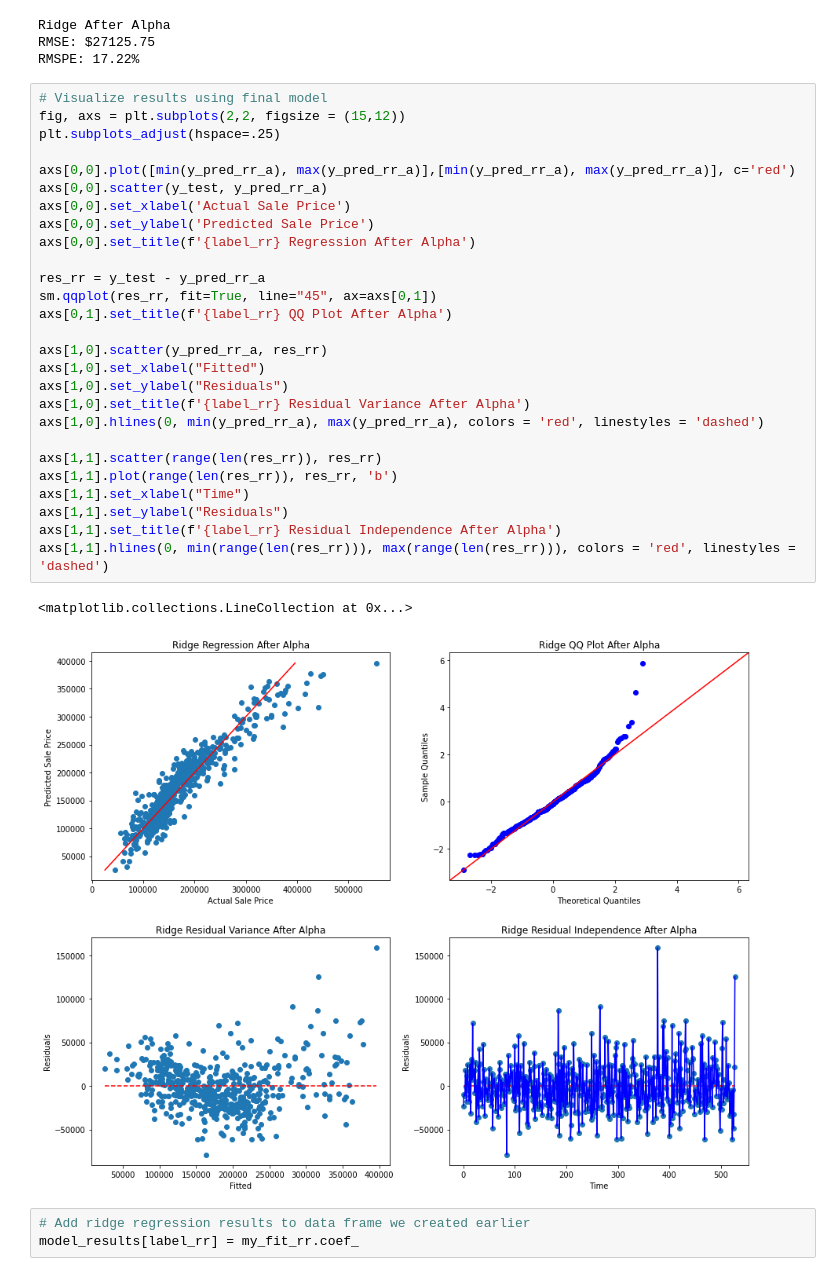
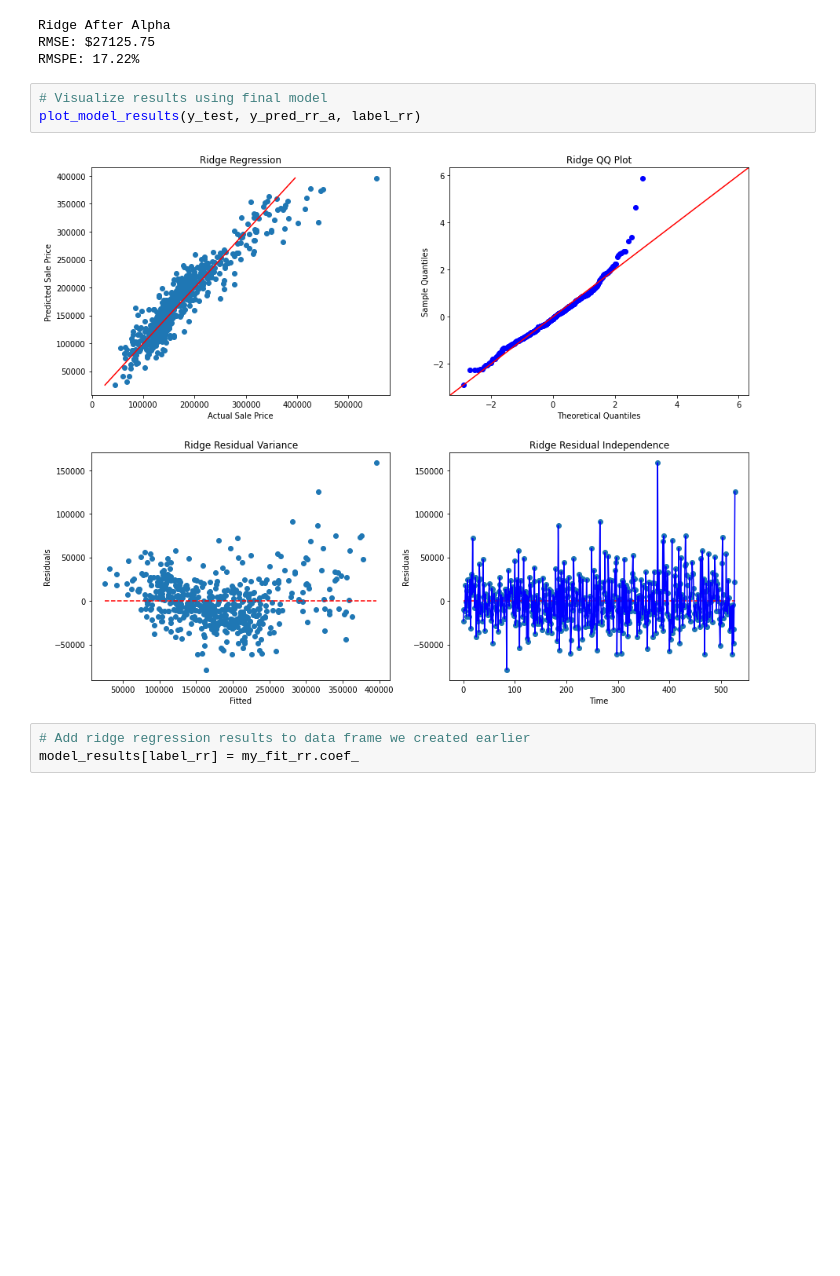
Before and after one commit to cfcastillo/DS-6-Notebooks, a Jupyter notebook: Project_2_Notebook_cfc.ipynb, the cells around one changed output. Saved outputs shown, nothing was run; the diff lists cells and outputs as text; blank space fills up the shorter version.

```diff
--- a/Project_2_Notebook_cfc.ipynb
+++ b/Project_2_Notebook_cfc.ipynb
@@ -818,36 +800,11 @@ print_model_results(y_test, y_pred_rr_a, label_rr, False)
 Ridge After Alpha
 RMSE: $27125.75
 RMSPE: 17.22%
-# %%
-# Visualize results using final model
-fig, axs = plt.subplots(2,2, figsize = (15,12))
-plt.subplots_adjust(hspace=.25)
-
-axs[0,0].plot([min(y_pred_rr_a), max(y_pred_rr_a)],[min(y_pred_rr_a), max(y_pred_rr_a)], c='red')
-axs[0,0].scatter(y_test, y_pred_rr_a)
-axs[0,0].set_xlabel('Actual Sale Price')
-axs[0,0].set_ylabel('Predicted Sale Price')
-axs[0,0].set_title(f'{label_rr} Regression After Alpha')
-
-res_rr = y_test - y_pred_rr_a
-sm.qqplot(res_rr, fit=True, line="45", ax=axs[0,1])
-axs[0,1].set_title(f'{label_rr} QQ Plot After Alpha')
-
-axs[1,0].scatter(y_pred_rr_a, res_rr)
-axs[1,0].set_xlabel("Fitted")
-axs[1,0].set_ylabel("Residuals")
-axs[1,0].set_title(f'{label_rr} Residual Variance After Alpha')
-axs[1,0].hlines(0, min(y_pred_rr_a), max(y_pred_rr_a), colors = 'red', linestyles = 'dashed')
-
-axs[1,1].scatter(range(len(res_rr)), res_rr)
-axs[1,1].plot(range(len(res_rr)), res_rr, 'b')
-axs[1,1].set_xlabel("Time")
-axs[1,1].set_ylabel("Residuals")
-axs[1,1].set_title(f'{label_rr} Residual Independence After Alpha')
-axs[1,1].hlines(0, min(range(len(res_rr))), max(range(len(res_rr))), colors = 'red', linestyles = 'dashed')
-# %% [output]
-<matplotlib.collections.LineCollection at 0x...>
-[figure, removed]
+# %%
+# Visualize results using final model
+plot_model_results(y_test, y_pred_rr_a, label_rr)
+# %% [output]
+[figure, added]
 # %%
 # Add ridge regression results to data frame we created earlier
 model_results[label_rr] = my_fit_rr.coef_
```
Also changed, not shown: parts of 10 cells of this notebook.
